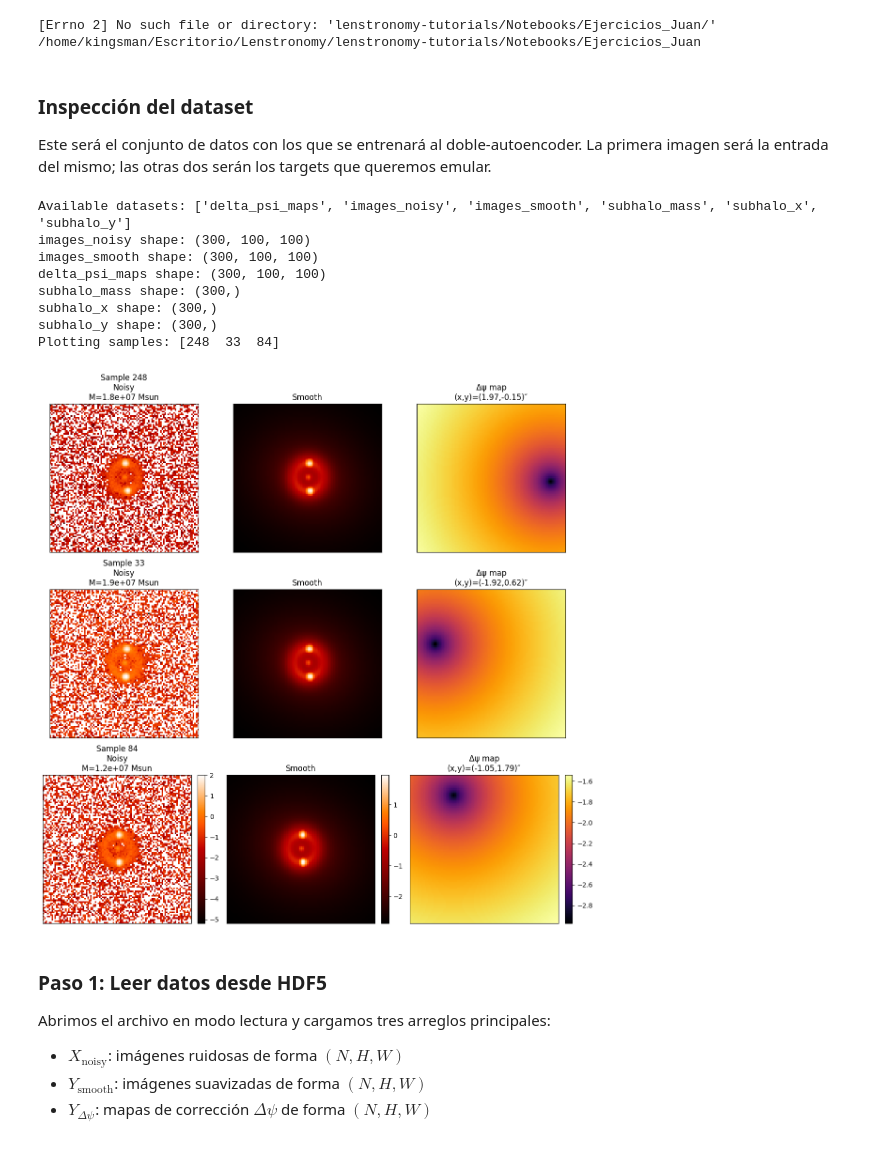
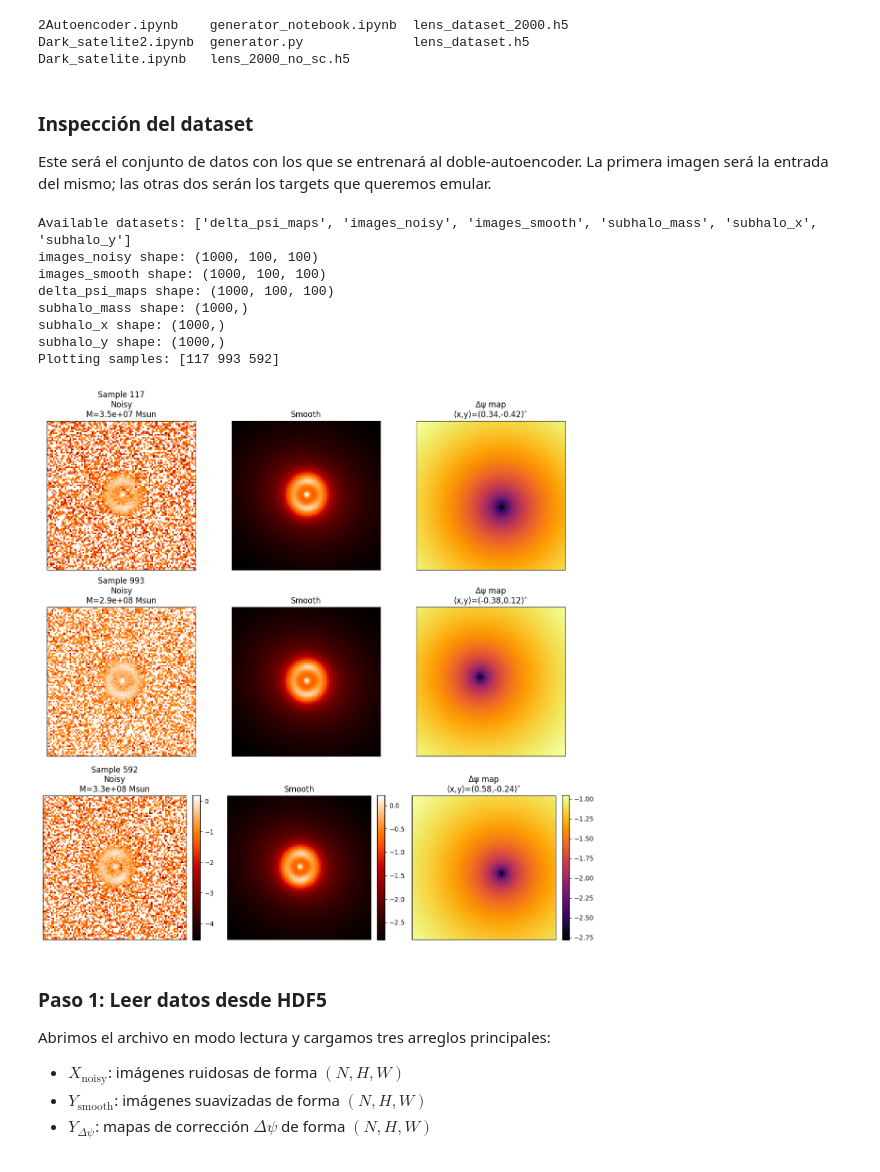
Before and after one commit to JuanDDiosRojas/PhD, a Jupyter notebook: Lenstronomy/2Autoencoder.ipynb, the cells around one changed output. Drawn from its saved outputs; the diff is of its cells as text; code cells hidden in the pictures.

```diff
--- a/Lenstronomy/2Autoencoder.ipynb
+++ b/Lenstronomy/2Autoencoder.ipynb
@@ -1,8 +1,9 @@
-# %%
-cd  lenstronomy-tutorials/Notebooks/Ejercicios_Juan/
-# %% [output]
-[Errno 2] No such file or directory: 'lenstronomy-tutorials/Notebooks/Ejercicios_Juan/'
-/home/kingsman/Escritorio/Lenstronomy/lenstronomy-tutorials/Notebooks/Ejercicios_Juan
+# %%
+ls
+# %% [output]
+2Autoencoder.ipynb    generator_notebook.ipynb  lens_dataset_2000.h5
+Dark_satelite2.ipynb  generator.py              lens_dataset.h5
+Dark_satelite.ipynb   lens_2000_no_sc.h5
 # %% [markdown]
 ### Inspección del dataset
 
@@ -22,7 +23,7 @@ from tqdm import trange
 # %%
 
 # Path to your HDF5 file
-h5_path = 'lens_dataset.h5'
+h5_path = 'lens_2000_no_sc.h5'
 
 # Open the file and inspect
 with h5py.File(h5_path, 'r') as f:
@@ -45,41 +46,41 @@ with h5py.File(h5_path, 'r') as f:
         img_noisy   = f['images_noisy'][idx]
         img_smooth  = f['images_smooth'][idx]
         delta_psi   = f['delta_psi_maps'][idx]
         mass        = f['subhalo_mass'][idx]
         x_sub, y_sub = f['subhalo_x'][idx], f['subhalo_y'][idx]
 
         # Panel 1: Noisy image
         im0 = axes[row, 0].imshow(img_noisy, origin='lower', cmap='gist_heat')
         axes[row, 0].set_title(f"Sample {idx}\nNoisy\nM={mass:.1e} Msun")
         # Panel 2: Smooth target
         im1 = axes[row, 1].imshow(img_smooth, origin='lower', cmap='gist_heat')
         axes[row, 1].set_title("Smooth")
         # Panel 3: Δψ map
         im2 = axes[row, 2].imshow(delta_psi, origin='lower', cmap='inferno')
         axes[row, 2].set_title(f"Δψ map\n(x,y)=({x_sub:.2f},{y_sub:.2f})″")
 
         # Add colorbars only on the last row (or adjust as desired)
         if row == 2:
             fig.colorbar(im0, ax=axes[row, 0], fraction=0.046, pad=0.04)
             fig.colorbar(im1, ax=axes[row, 1], fraction=0.046, pad=0.04)
             fig.colorbar(im2, ax=axes[row, 2], fraction=0.046, pad=0.04)
 
     for ax in axes.flatten():
         ax.set_xticks([])
         ax.set_yticks([])
 
     plt.tight_layout()
     plt.show()
 # %% [output]
 Available datasets: ['delta_psi_maps', 'images_noisy', 'images_smooth', 'subhalo_mass', 'subhalo_x', 'subhalo_y']
-images_noisy shape: (300, 100, 100)
-images_smooth shape: (300, 100, 100)
-delta_psi_maps shape: (300, 100, 100)
-subhalo_mass shape: (300,)
-subhalo_x shape: (300,)
-subhalo_y shape: (300,)
-Plotting samples: [248  33  84]
+images_noisy shape: (1000, 100, 100)
+images_smooth shape: (1000, 100, 100)
+delta_psi_maps shape: (1000, 100, 100)
+subhalo_mass shape: (1000,)
+subhalo_x shape: (1000,)
+subhalo_y shape: (1000,)
+Plotting samples: [117 993 592]
-[figure, old version]
+[figure, new version]
 # %% [markdown]
 ### Paso 1: Leer datos desde HDF5
 
```
Also changed, not shown: parts of 5 cells of this notebook.
